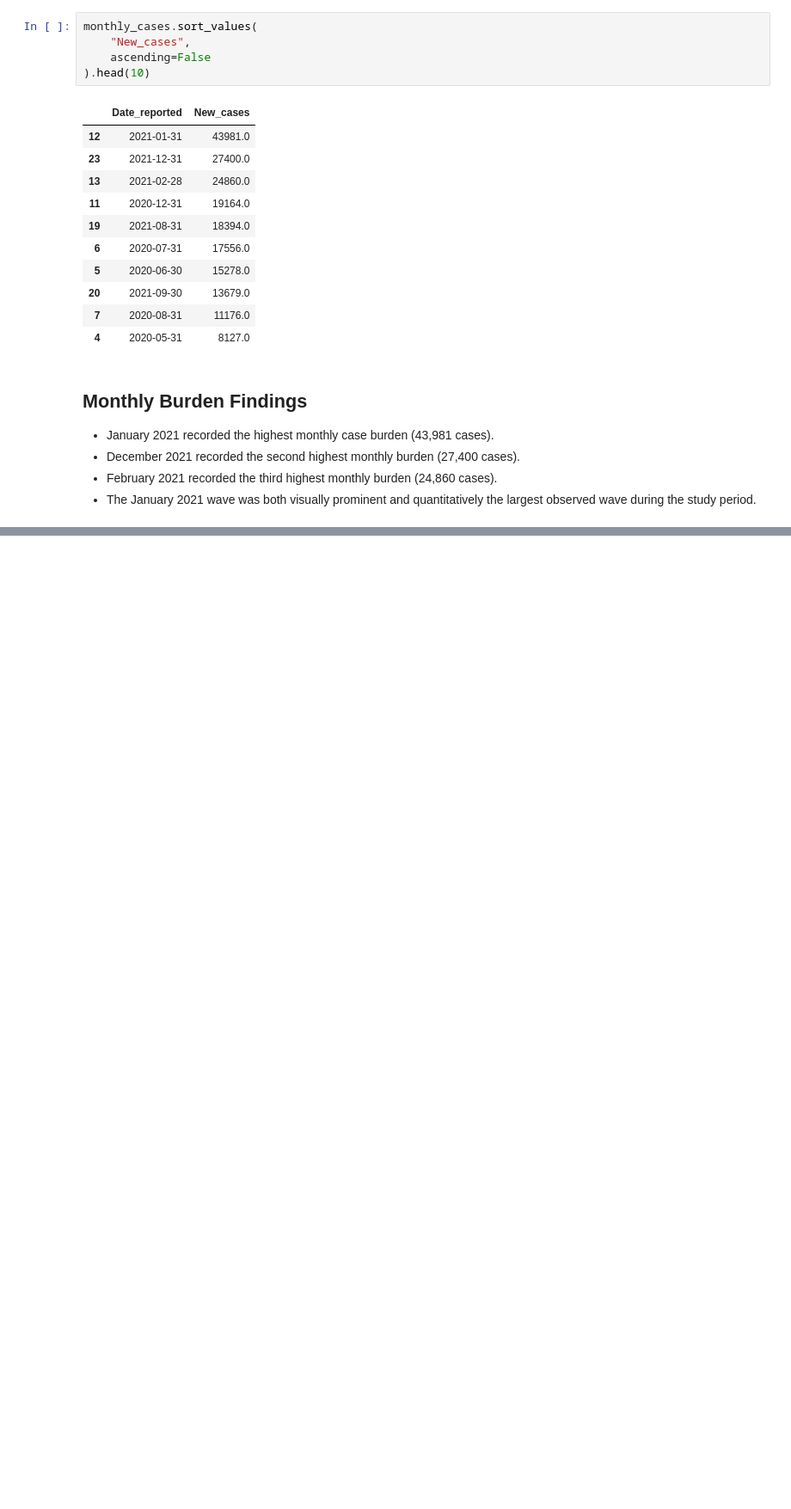
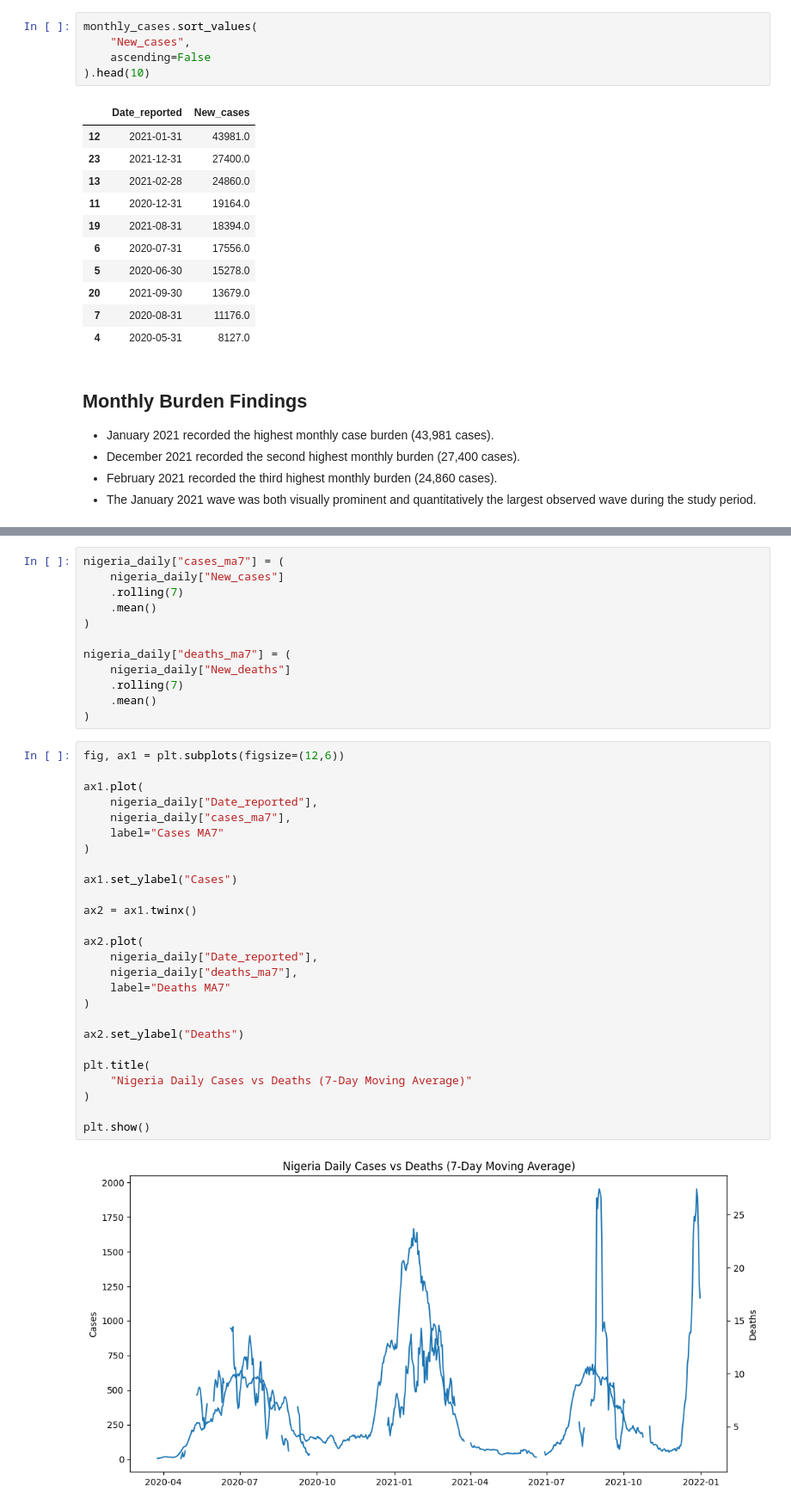
Before and after one commit to augustine-nkwocha/healthcare-analytics-training, a Jupyter notebook: notebooks/week2_epi_curves.ipynb, the cells around one changed output, grey strips where cells are left out. Shown at 86% size. Drawn from its saved outputs; the diff is of its cells as text; blank space fills up the shorter version.

```diff
--- a/notebooks/week2_epi_curves.ipynb
+++ b/notebooks/week2_epi_curves.ipynb
@@ -132,0 +363,40 @@ monthly_cases.sort_values(
+# %%
+nigeria_daily["cases_ma7"] = (
+    nigeria_daily["New_cases"]
+    .rolling(7)
+    .mean()
+)
+
+nigeria_daily["deaths_ma7"] = (
+    nigeria_daily["New_deaths"]
+    .rolling(7)
+    .mean()
+)
+# %%
+fig, ax1 = plt.subplots(figsize=(12,6))
+
+ax1.plot(
+    nigeria_daily["Date_reported"],
+    nigeria_daily["cases_ma7"],
+    label="Cases MA7"
+)
+
+ax1.set_ylabel("Cases")
+
+ax2 = ax1.twinx()
+
+ax2.plot(
+    nigeria_daily["Date_reported"],
+    nigeria_daily["deaths_ma7"],
+    label="Deaths MA7"
+)
+
+ax2.set_ylabel("Deaths")
+
+plt.title(
+    "Nigeria Daily Cases vs Deaths (7-Day Moving Average)"
+)
+
+plt.show()
+# %% [output]
+[figure, added]
```
Also changed, not shown: parts of 15 cells of this notebook.
